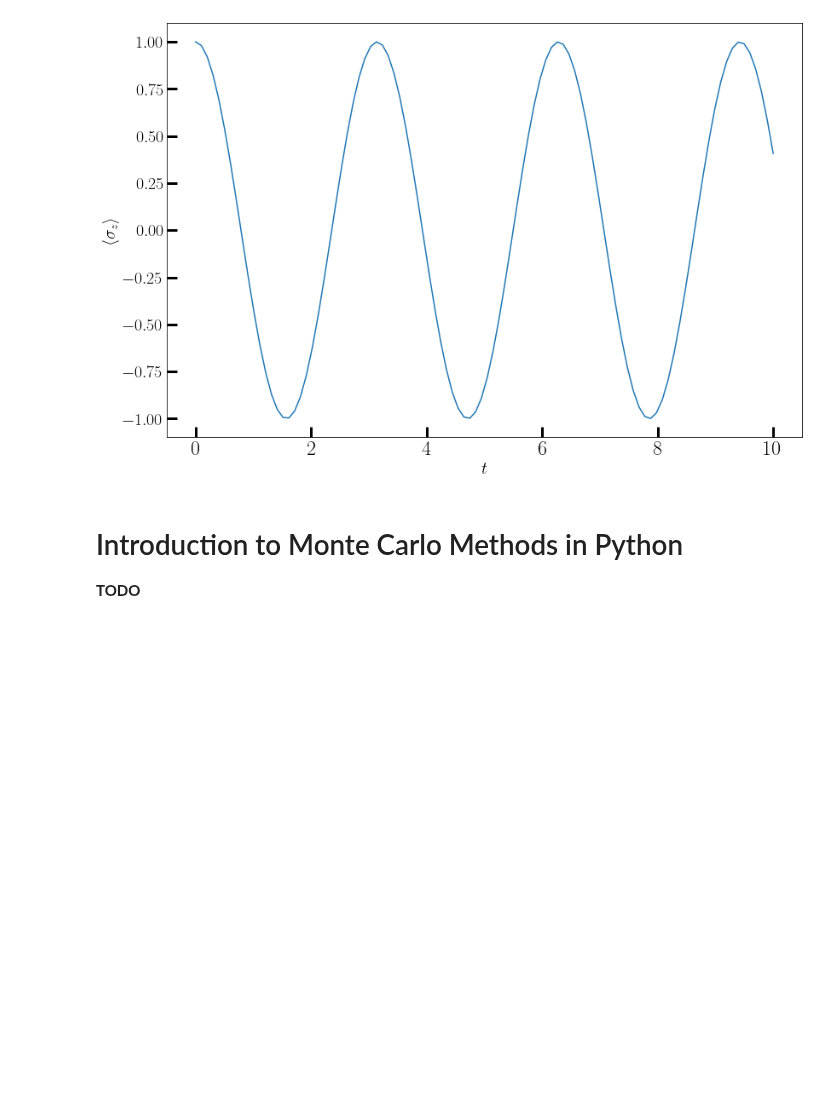
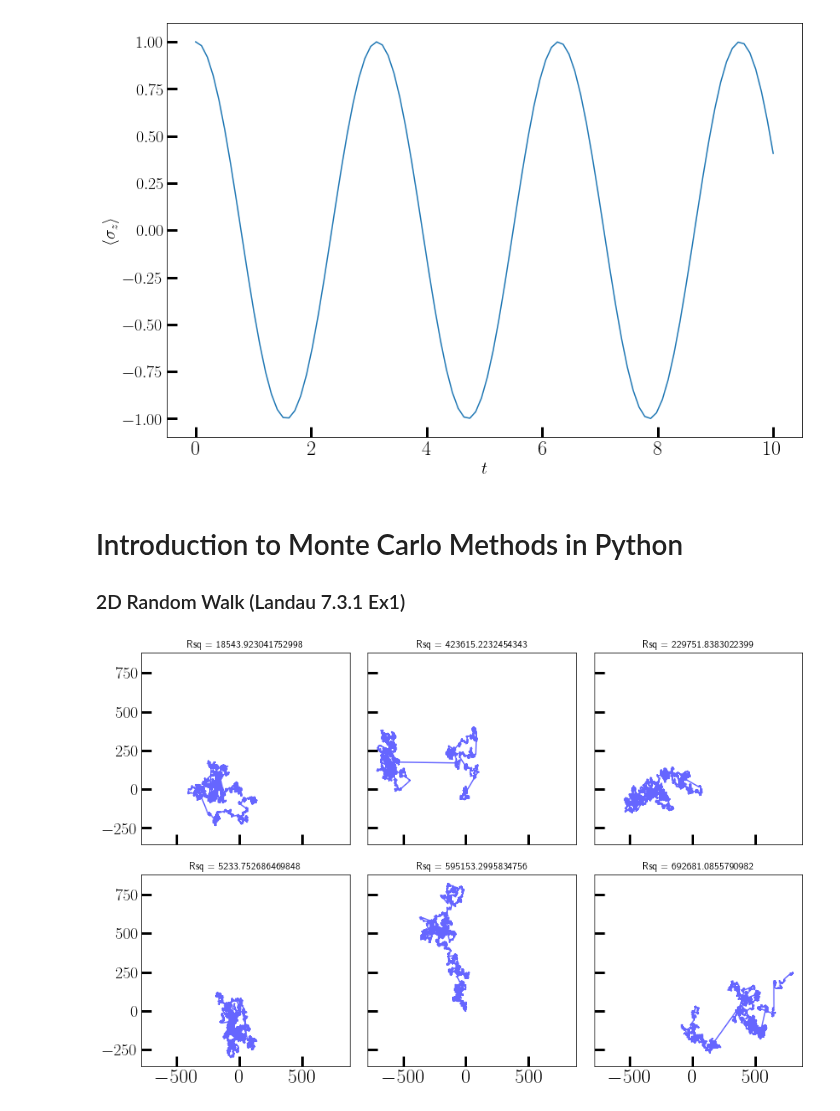
Before and after one commit to hariseldon99/msph402b, a Jupyter notebook: Special_Topics.ipynb, the cells around one changed output. Cells and saved outputs as stored; diff of their text form; code cells hidden in the pictures; blank space fills up the shorter version.

```diff
--- a/Special_Topics.ipynb
+++ b/Special_Topics.ipynb
@@ -535,4 +535,27 @@ axes.set_ylabel(r'$\left<\sigma_z\right>$', fontsize=20);
 Introduction to Monte Carlo Methods in Python
 =====================================
 
-**TODO**
+### 2D Random Walk (Landau 7.3.1 Ex1)
+# %%
+import numpy as np
+plt.rcParams['figure.figsize'] = (12,8)
+plt.rcParams['font.size'] = 20
+
+fig, axs = plt.subplots(2,3, sharex=True, sharey=True)
+axs = axs.flatten()
+
+jmax = 25000
+
+for ax in axs:
+    dr_vals = 2.0 * np.random.random((jmax,2)) -1 # dx, dy points between -1 and 1
+    Lvals = np.sum(dr_vals**2, axis=1) # Vector lengths of those points
+    dr_vals /= Lvals[:, None] # Normalize the points
+
+    points = np.cumsum(dr_vals, axis=0) #Perform the random walk
+    Rsq = np.linalg.norm(points[-1])**2
+    ax.set_title(f"Rsq = {Rsq}", fontsize=12)
+    ax.plot(points[:,0], points[:,1], color='blue', alpha=0.6)
+
+plt.show()
+# %% [output]
+[figure, added]
```
Also changed, not shown: parts of 3 cells of this notebook.
